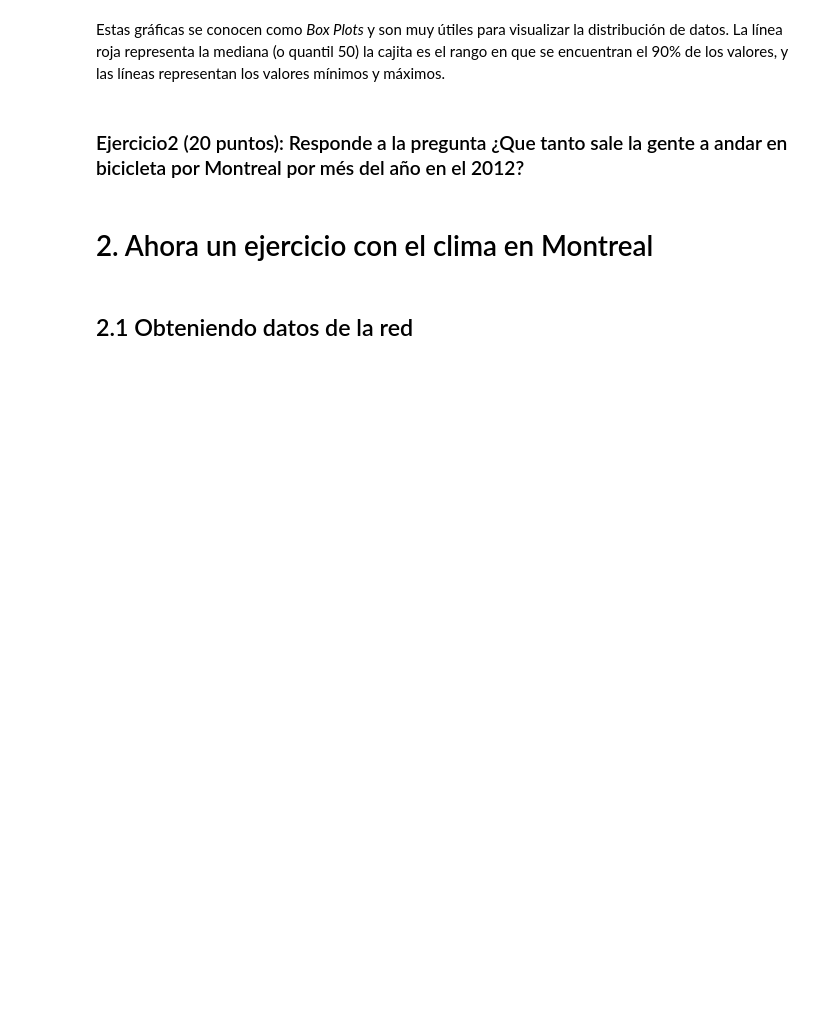
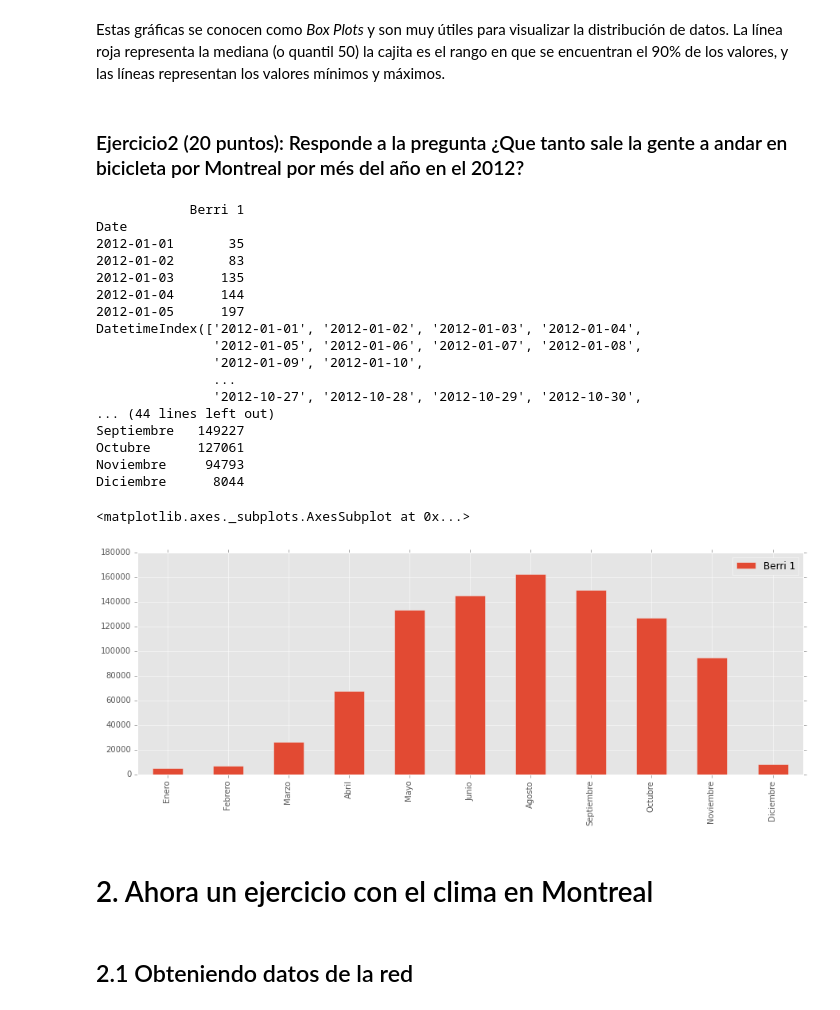
Before and after one commit to cursoRdP-unison/pandas, a Jupyter notebook: intro_pandas.ipynb, the cells around one changed output. Cells and saved outputs as stored; diff of their text form; code cells hidden in the pictures; blank space fills up the shorter version.

```diff
--- a/intro_pandas.ipynb
+++ b/intro_pandas.ipynb
@@ -112,3 +263,42 @@ Estas gráficas se conocen como *Box Plots* y son muy útiles para visualizar la
+# %%
+# Agrega todo tu código aqui, no es necesario hacerlo por partes
+
+montreal_bikes = fixed_df[['Berri 1']].copy()
+print montreal_bikes.head()
+
+print montreal_bikes.index
+print montreal_bikes.index.month
+
+montreal_bikes.loc[:, u'Mes '] = montreal_bikes.index.month
+print montreal_bikes.head()
+
+paseos_por_mes = montreal_bikes.groupby(u'Mes ').aggregate(sum)
+print paseos_por_mes
+
+
+paseos_por_mes.index = ['Enero', 'Febrero', 'Marzo', 'Abril', 'Mayo', u'Junio', 'Agosto', 'Septiembre', 'Octubre','Noviembre','Diciembre']
+print paseos_por_mes
+paseos_por_mes.plot(kind='bar')
+# %% [output]
+            Berri 1
+Date
+2012-01-01       35
+2012-01-02       83
+2012-01-03      135
+2012-01-04      144
+2012-01-05      197
+DatetimeIndex(['2012-01-01', '2012-01-02', '2012-01-03', '2012-01-04',
+               '2012-01-05', '2012-01-06', '2012-01-07', '2012-01-08',
+               '2012-01-09', '2012-01-10',
+               ...
+               '2012-10-27', '2012-10-28', '2012-10-29', '2012-10-30',
+... (44 lines left out)
+Septiembre   149227
+Octubre      127061
+Noviembre     94793
+Diciembre      8044
+<matplotlib.axes._subplots.AxesSubplot at 0x...>
+[figure, added]
 # %% [markdown]
 # 2. Ahora un ejercicio con el clima en Montreal
 # %% [markdown]
```
Also changed, not shown: parts of 29 cells of this notebook, 1 other file.
